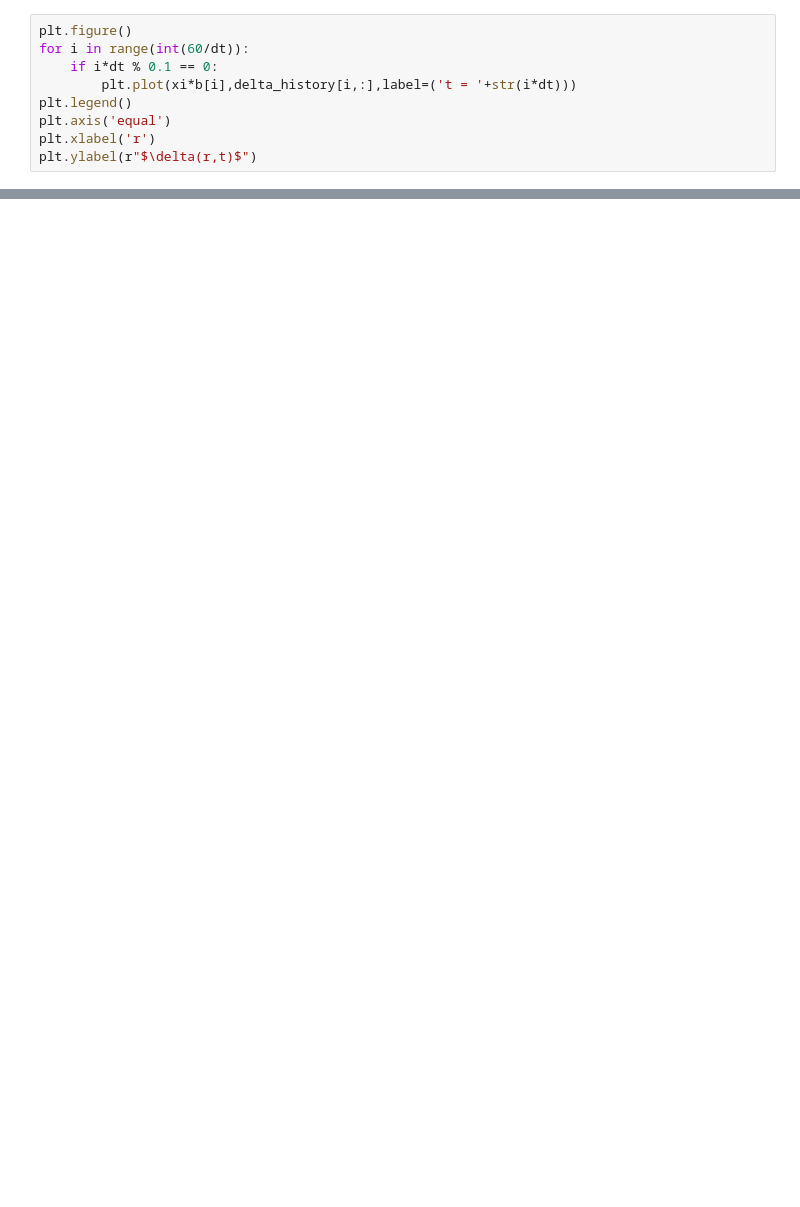
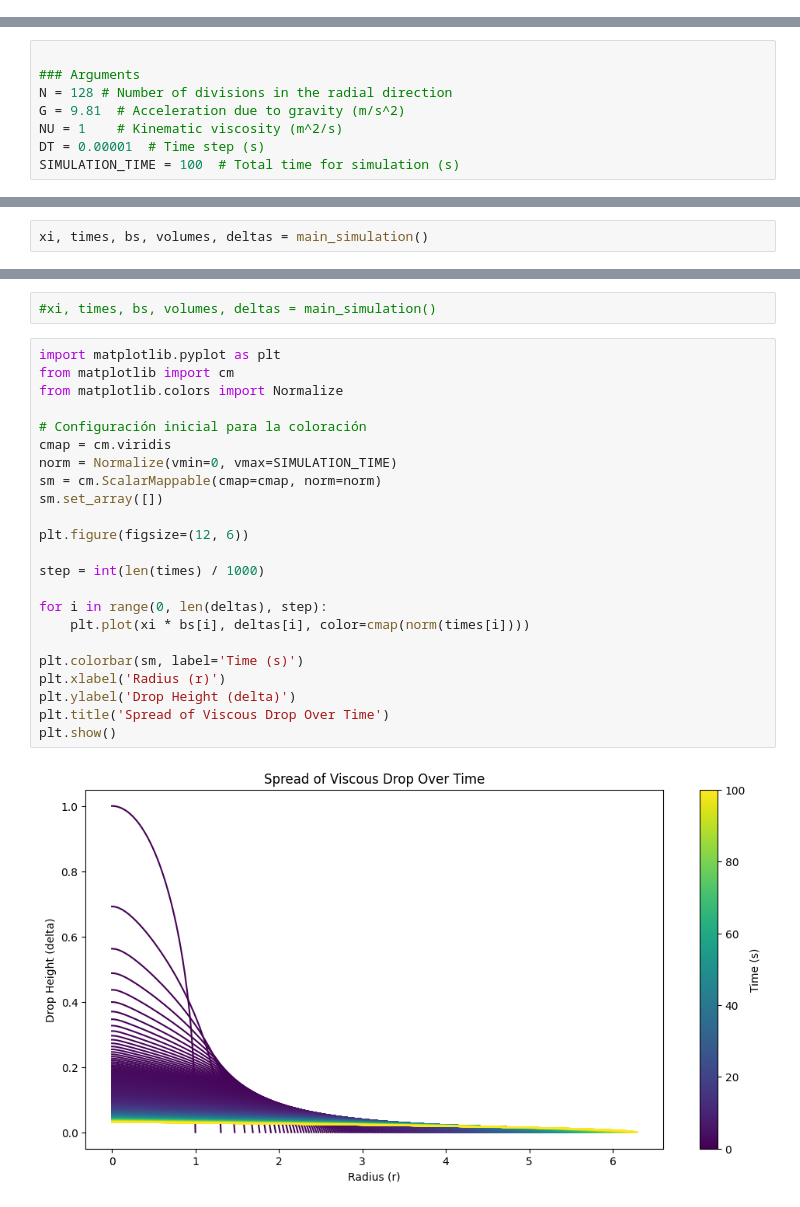
Before and after one commit to skoblens5/APC523_Project, a Jupyter notebook: src/testing.ipynb, the cells around one changed output, grey strips where cells are left out. Saved outputs shown, nothing was run; the diff lists cells and outputs as text; blank space fills up the shorter version.

```diff
--- a/src/testing.ipynb
+++ b/src/testing.ipynb
@@ -138,9 +0,0 @@ array([1.        , 1.00006676, 1.00013352, ..., 2.56590769, 2.56590799,
-# %%
-plt.figure()
-for i in range(int(60/dt)):
-    if i*dt % 0.1 == 0:
-        plt.plot(xi*b[i],delta_history[i,:],label=('t = '+str(i*dt)))
-plt.legend()
-plt.axis('equal')
-plt.xlabel('r')
-plt.ylabel(r"$\delta(r,t)$")
@@ -189,0 +15,8 @@ Text(0.5, 0, 't')
+# %%
+
+### Arguments
+N = 128 # Number of divisions in the radial direction
+G = 9.81  # Acceleration due to gravity (m/s^2)
+NU = 1    # Kinematic viscosity (m^2/s)
+DT = 0.00001  # Time step (s)
+SIMULATION_TIME = 100  # Total time for simulation (s)
@@ -189,0 +69,2 @@ Text(0.5, 0, 't')
+# %%
+xi, times, bs, volumes, deltas = main_simulation()
@@ -189,0 +178,27 @@ Text(0.5, 0, 't')
+# %%
+#xi, times, bs, volumes, deltas = main_simulation()
+# %%
+import matplotlib.pyplot as plt
+from matplotlib import cm
+from matplotlib.colors import Normalize
+
+# Configuración inicial para la coloración
+cmap = cm.viridis
+norm = Normalize(vmin=0, vmax=SIMULATION_TIME)
+sm = cm.ScalarMappable(cmap=cmap, norm=norm)
+sm.set_array([])
+
+plt.figure(figsize=(12, 6))
+
+step = int(len(times) / 1000)
+
+for i in range(0, len(deltas), step):
+    plt.plot(xi * bs[i], deltas[i], color=cmap(norm(times[i])))
+
+plt.colorbar(sm, label='Time (s)')
+plt.xlabel('Radius (r)')
+plt.ylabel('Drop Height (delta)')
+plt.title('Spread of Viscous Drop Over Time')
+plt.show()
+# %% [output]
+[figure, added]
```
Also changed, not shown: parts of 18 cells of this notebook.
